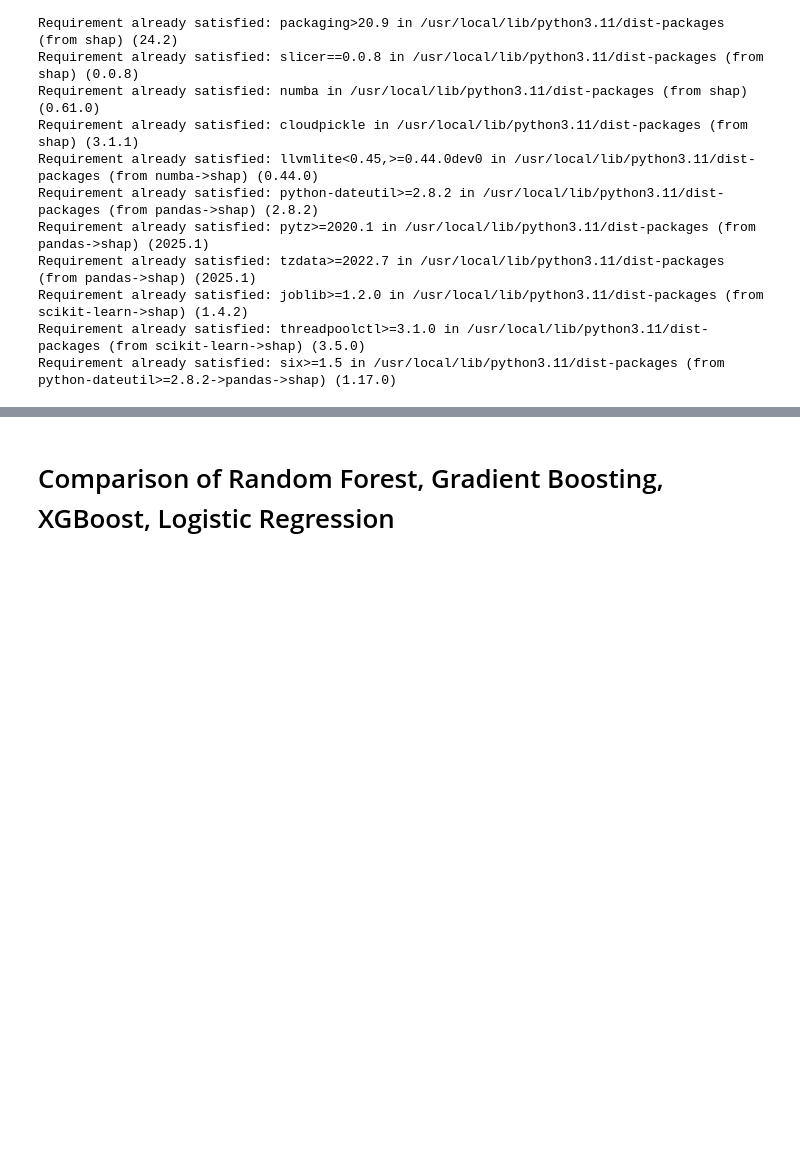
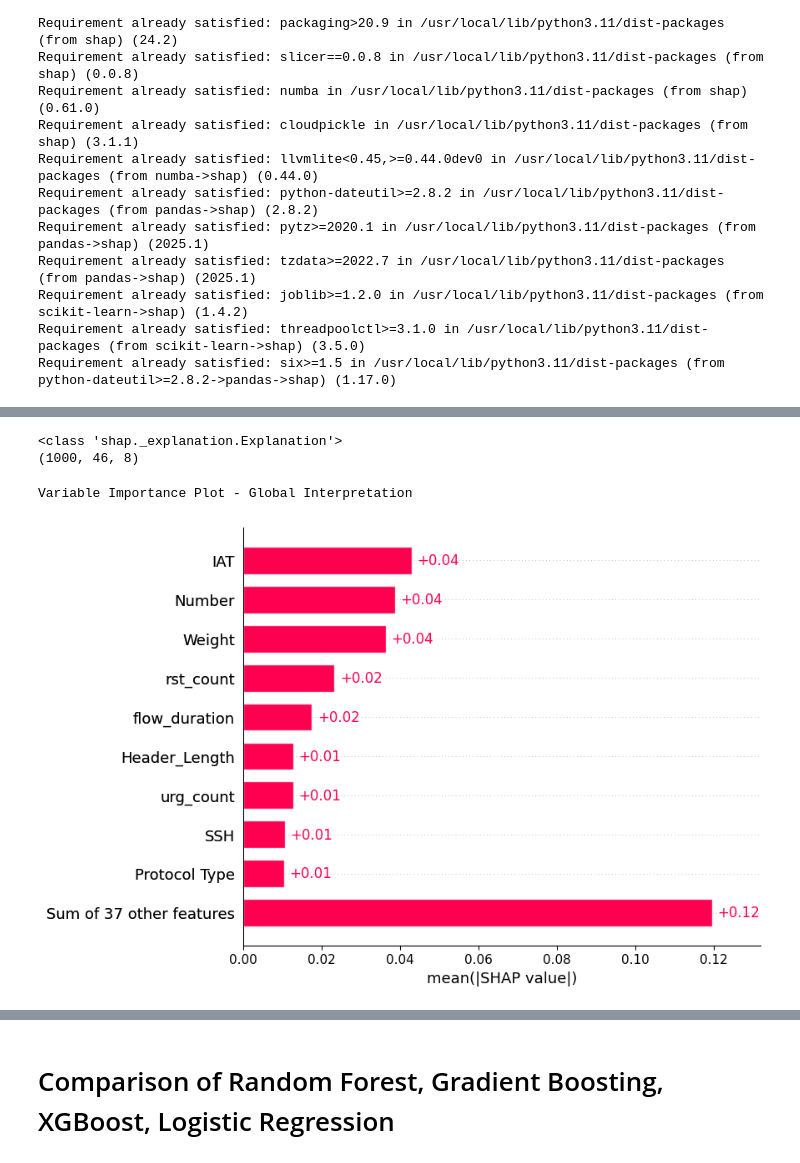
Before and after one commit to Faareh-Ahmed/Anomaly-Detection, a Jupyter notebook: Copy_of_Anomaly_Detection.ipynb, the cells around one changed output, grey strips where cells are left out. Saved outputs shown, nothing was run; the diff lists cells and outputs as text; code cells hidden in the pictures; blank space fills up the shorter version.

Commit message:
Bar Plots for Explainable AI

```diff
--- a/Copy_of_Anomaly_Detection.ipynb
+++ b/Copy_of_Anomaly_Detection.ipynb
@@ -943,0 +945,22 @@ plt.show()
+# %%
+import shap
+import matplotlib.pyplot as plt
+
+# Initialize JS visualization
+shap.initjs()
+
+# Define a background sample from training data
+background = X_train.sample(n=100, random_state=42)
+
+# Create the explainer using your RandomForest model
+explainer = shap.Explainer(rf_model, background)
+
+# Instead of using the full X_test, sample a manageable number of rows (e.g., 1000)
+X_test_sample = X_test.sample(n=1000, random_state=42)
+
+# Compute SHAP values on the sample
+shap_values = explainer(X_test_sample)
+
+# Now you can visualize the SHAP values
+# shap.summary_plot(shap_values, X_test_sample)
+# plt.show()
@@ -944,4 +969,20 @@ plt.show()
+# %%
+print(type(shap_values))
+if isinstance(shap_values, list):
+    for i, sv in enumerate(shap_values):
+        print(f"Class {i}: {sv.shape}")
+else:
+    print(shap_values.shape)
+# %% [output]
+<class 'shap._explanation.Explanation'>
+(1000, 46, 8)
 # %%
 print("Variable Importance Plot - Global Interpretation")
-figure = plt.figure()
-shap.summary_plot(shap_values, X_test)
+# figure = plt.figure()
+# Plotting feature importance for Class 0
+shap.plots.bar(shap.Explanation(values=shap_values.values[:, :, 0], feature_names=X_test.columns))
+
+plt.show()
+# %% [output]
+Variable Importance Plot - Global Interpretation
+[figure, added]
```
Also changed, not shown: parts of 8 cells of this notebook.
